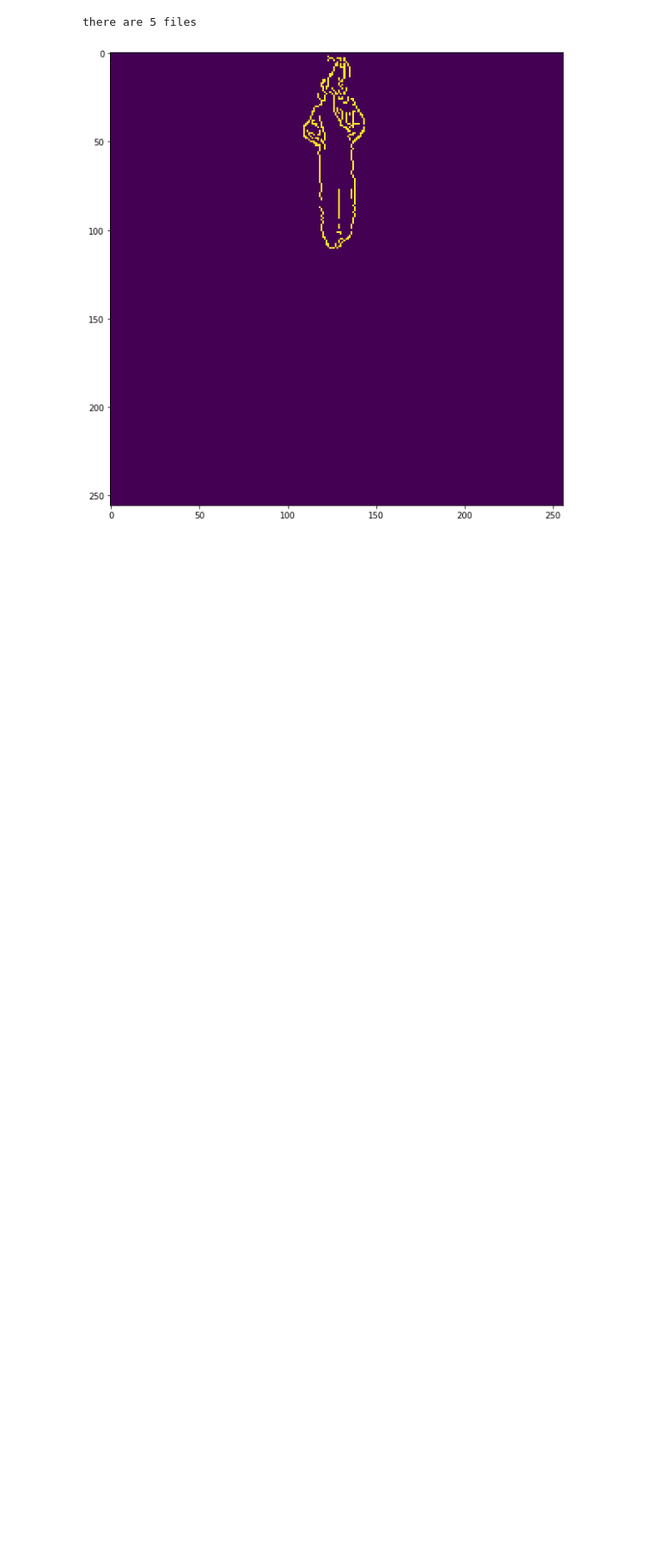
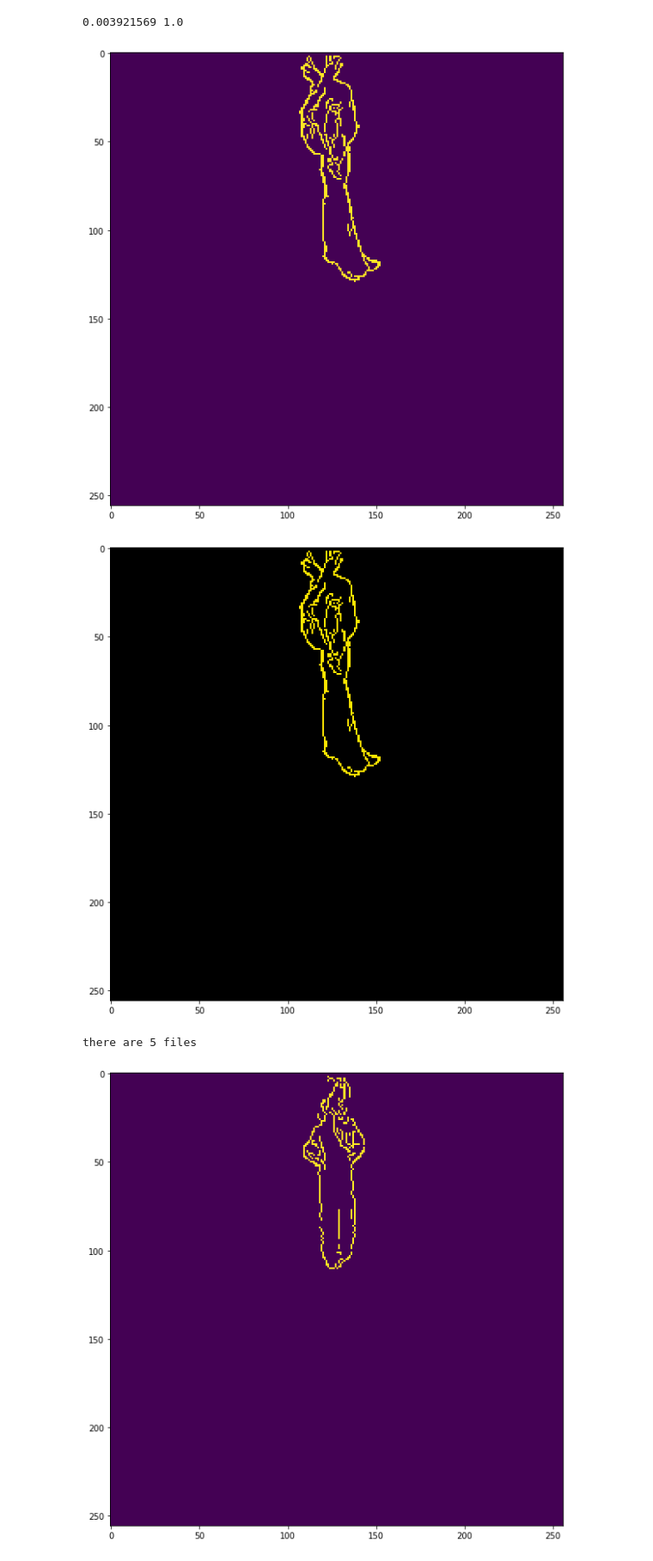
Before and after one commit to ShengCN/soft_shadow, a Jupyter notebook: data_process/sketch.ipynb, the cells around one changed output. Shown at 86% size. Cells and saved outputs as stored; diff of their text form; code cells hidden in the pictures; blank space fills up the shorter version.

```diff
--- a/data_process/sketch.ipynb
+++ b/data_process/sketch.ipynb
@@ -16,6 +19,18 @@ def get_files(folder):
 
 def get_folders(folder):
     return [os.path.join(folder, f) for f in os.listdir(folder) if os.path.isdir(os.path.join(folder, f))]
+# %%
+test_img = '/home/ysheng/Dataset/human_ds_render/sketch/combine_female_genesis3_basic_claudia_duchess_Fashion_Model_Pose_04/pitch_0_rot_-45_fov_118_sketch.png'
+img = plt.imread(test_img)
+print(np.min(img), np.max(img))
+show(img)
+
+img[np.where(img<0.4)]=0.0
+show(img)
+# %% [output]
+0.003921569 1.0
+[figure, added]
+[figure, added]
 # %%
 from os.path import join
 
```
Also changed, not shown: parts of 1 cell of this notebook, 9 other files.
